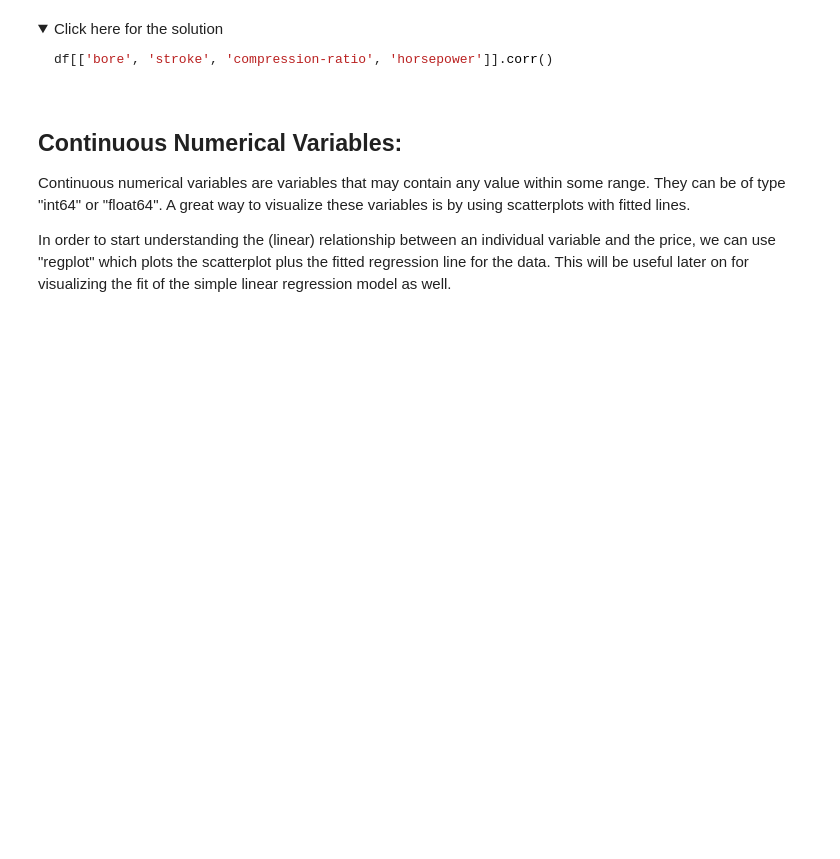
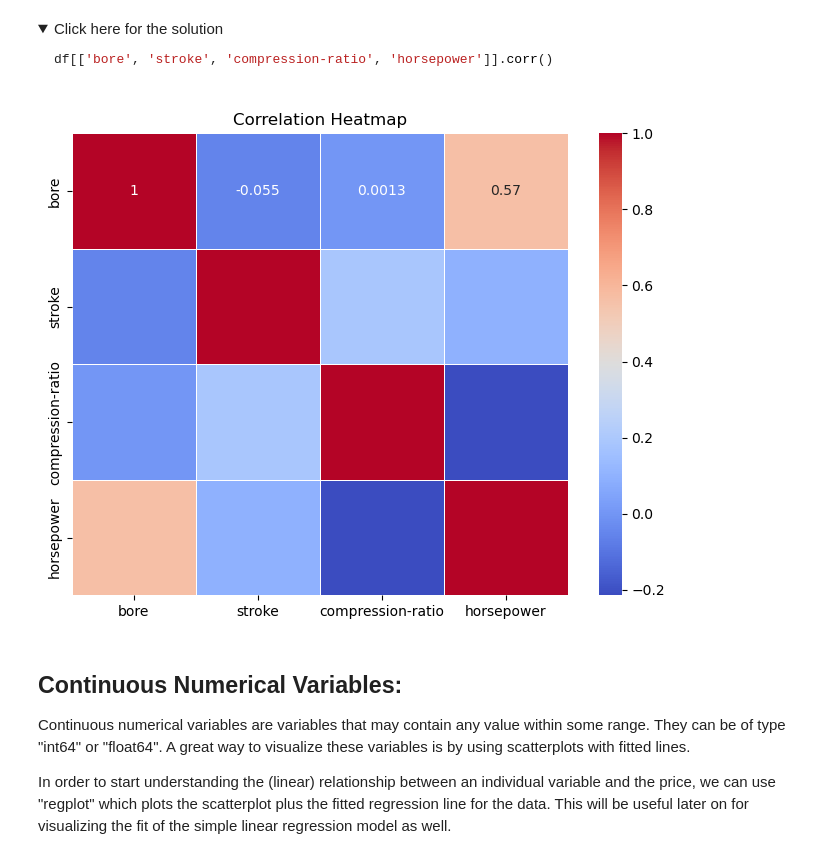
Before and after one commit to AnastasiiaPashkevych/Data_Analysis_With_Python, a Jupyter notebook: Module_3/Exploratory_data_analysis_cars.ipynb, the cells around one changed output. Cells and saved outputs as stored; diff of their text form; code cells hidden in the pictures; folded sections open; blank space fills up the shorter version.

````diff
--- a/Module_3/Exploratory_data_analysis_cars.ipynb
+++ b/Module_3/Exploratory_data_analysis_cars.ipynb
@@ -163,6 +236,17 @@ df[['bore', 'stroke', 'compression-ratio', 'horsepower']].corr()
 ```
 
 </details>
+# %%
+corr_data = df[["bore", "stroke", "compression-ratio", "horsepower"]]
+
+corr_matrix = corr_data.corr()
+
+plt.figure(figsize=(8, 6))
+sns.heatmap(corr_matrix, annot=True, cmap="coolwarm", linewidths=0.5)
+plt.title("Correlation Heatmap")
+plt.show()
+# %% [output]
+[figure, added]
 # %% [markdown]
 <h2>Continuous Numerical Variables:</h2>
 
````
Also changed, not shown: parts of 47 cells of this notebook.
